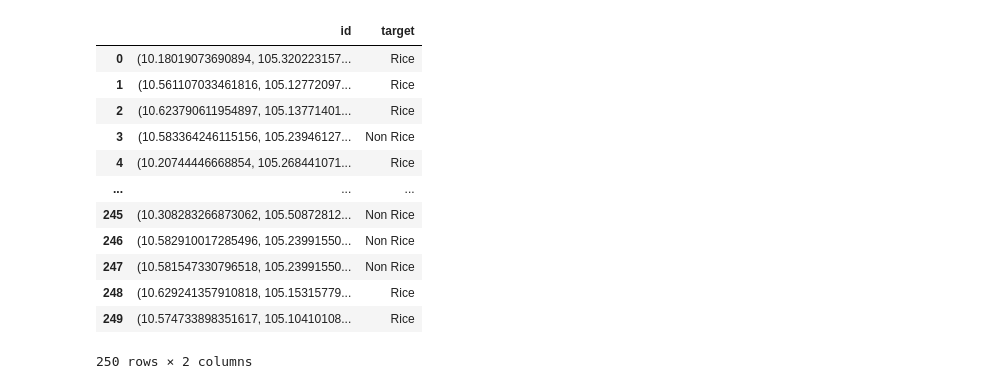
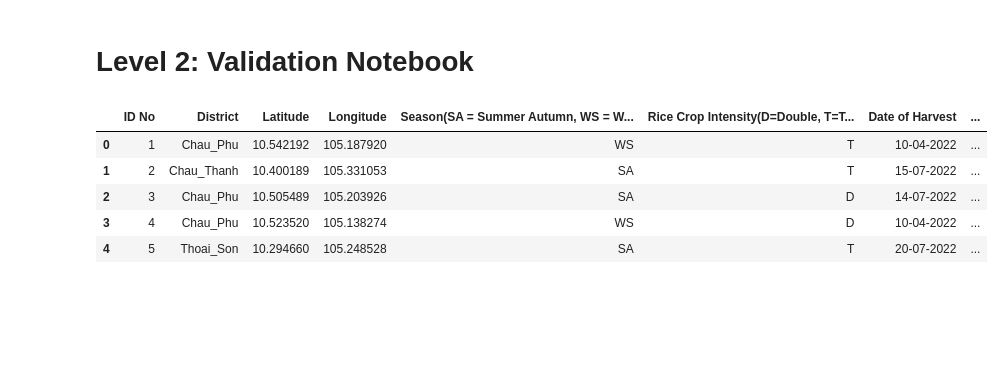
Before and after one commit to vinguyen777/Data-Science-on-Agriculture, a Jupyter notebook: Validation Notebook.ipynb, the cells around one changed output. Saved outputs shown, nothing was run; the diff lists cells and outputs as text; code cells hidden in the pictures; blank space fills up the shorter version.

```diff
--- a/Validation Notebook.ipynb
+++ b/Validation Notebook.ipynb
@@ -117,16 +1,2 @@ submission['target'] = result
-# %%
-submission
-# %% [output]
-|  | id | target |
-| 0 | (10.18019073690894, 105.320223157... | Rice |
-| 1 | (10.561107033461816, 105.12772097... | Rice |
-| 2 | (10.623790611954897, 105.13771401... | Rice |
-| 3 | (10.583364246115156, 105.23946127... | Non Rice |
-| 4 | (10.20744446668854, 105.268441071... | Rice |
-| ... | ... | ... |
-| 245 | (10.308283266873062, 105.50872812... | Non Rice |
-| 246 | (10.582910017285496, 105.23991550... | Non Rice |
-| 247 | (10.581547330796518, 105.23991550... | Non Rice |
-| 248 | (10.629241357910818, 105.15315779... | Rice |
-| 249 | (10.574733898351617, 105.10410108... | Rice |
-250 rows × 2 columns
+# %% [markdown]
+# Level 2: Validation Notebook
@@ -132,0 +55,10 @@ submission
+# %%
+test_file = pd.read_csv('Challenge_2_submission_template.csv')
+test_file.head()
+# %% [output]
+|  | ID No | District | Latitude | Longitude | Season(SA = Summer Autumn, WS = W... | Rice Crop Intensity(D=Double, T=T... | Date of Harvest | ... |
+| 0 | 1 | Chau_Phu | 10.542192 | 105.187920 | WS | T | 10-04-2022 | ... |
+| 1 | 2 | Chau_Thanh | 10.400189 | 105.331053 | SA | T | 15-07-2022 | ... |
+| 2 | 3 | Chau_Phu | 10.505489 | 105.203926 | SA | D | 14-07-2022 | ... |
+| 3 | 4 | Chau_Phu | 10.523520 | 105.138274 | WS | D | 10-04-2022 | ... |
+| 4 | 5 | Thoai_Son | 10.294660 | 105.248528 | SA | T | 20-07-2022 | ... |
```
Also changed, not shown: parts of 40 cells of this notebook, 3 other files.
